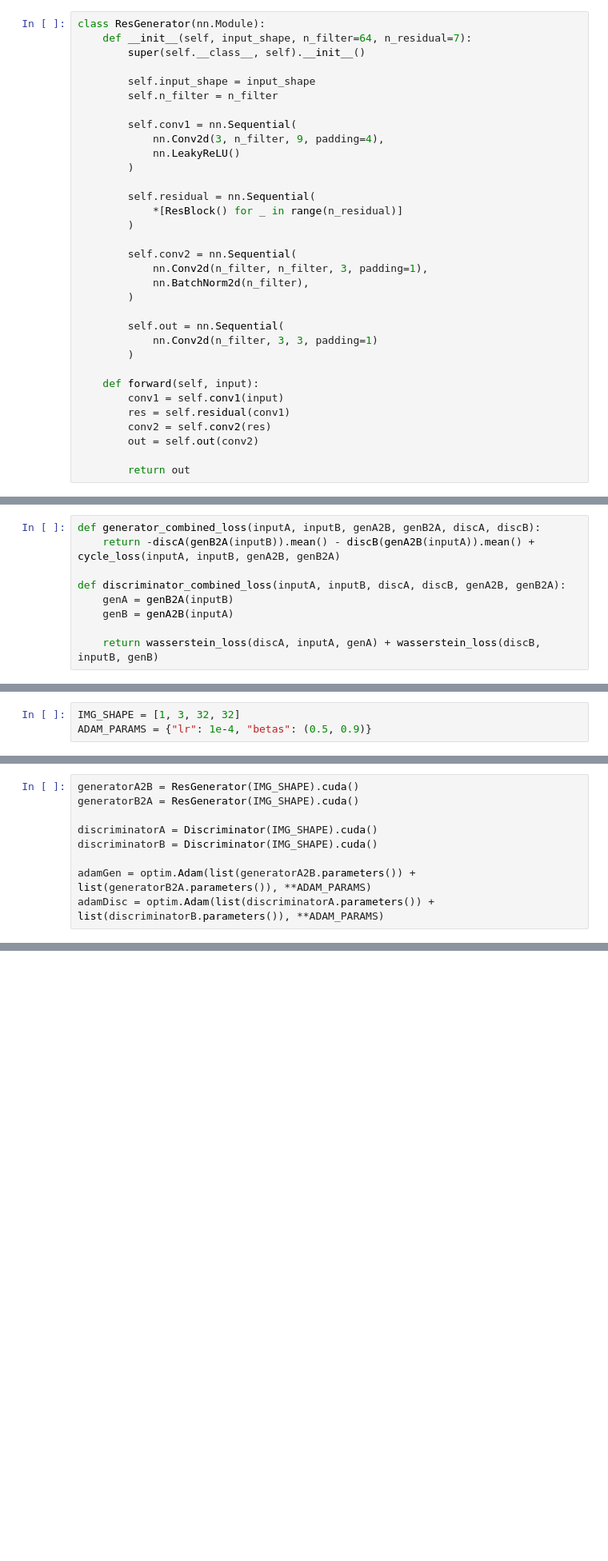
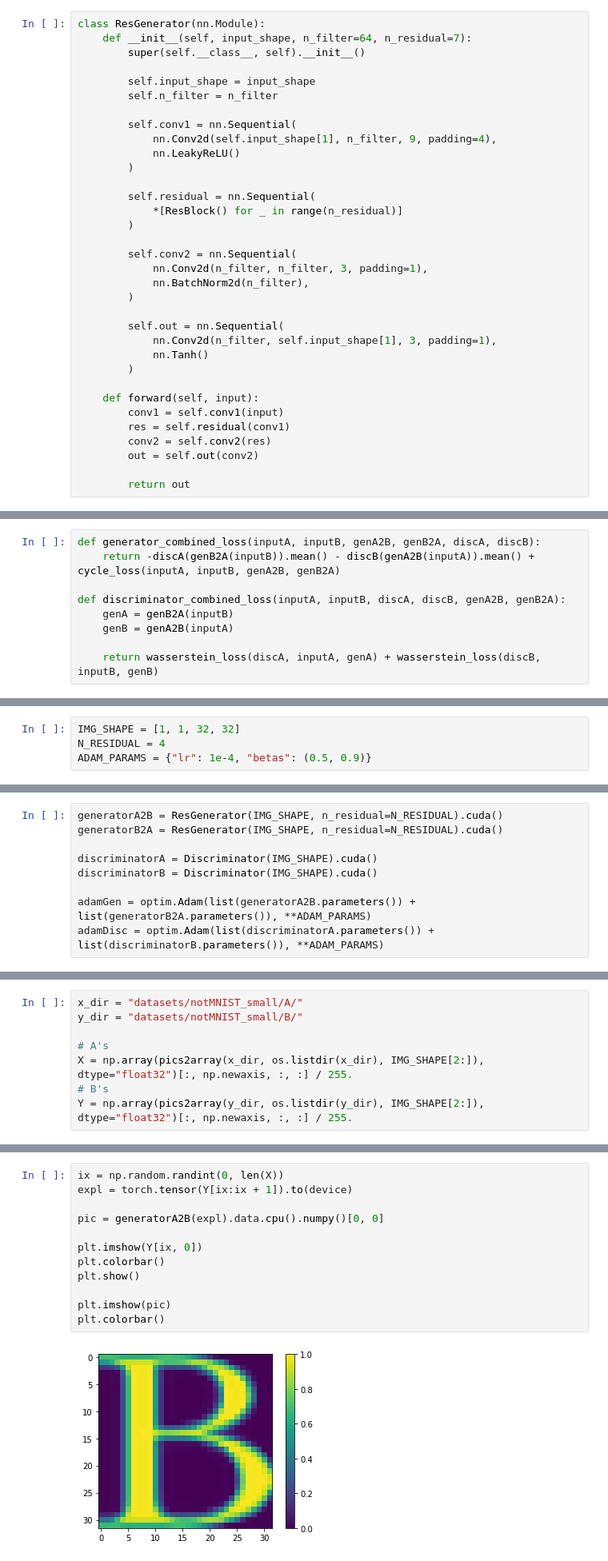
Before and after one commit to deniskamazur/pytorch-wgan-gp, a Jupyter notebook: wgan-gp.ipynb, the cells around one changed output, grey strips where cells are left out. Shown at 80% size. Drawn from its saved outputs; the diff is of its cells as text; blank space fills up the shorter version.

```diff
--- a/wgan-gp.ipynb
+++ b/wgan-gp.ipynb
@@ -34,7 +36,7 @@ class ResGenerator(nn.Module):
         self.n_filter = n_filter
 
         self.conv1 = nn.Sequential(
-            nn.Conv2d(3, n_filter, 9, padding=4),
+            nn.Conv2d(self.input_shape[1], n_filter, 9, padding=4),
             nn.LeakyReLU()
         )
 
@@ -48,7 +50,8 @@ class ResGenerator(nn.Module):
         )
 
         self.out = nn.Sequential(
-            nn.Conv2d(n_filter, 3, 3, padding=1)
+            nn.Conv2d(n_filter, self.input_shape[1], 3, padding=1),
+            nn.Tanh()
         )
 
     def forward(self, input):
@@ -144,3 +147,4 @@ def sample_batch(size=16):
 # %%
-IMG_SHAPE = [1, 3, 32, 32]
+IMG_SHAPE = [1, 1, 32, 32]
+N_RESIDUAL = 4
 ADAM_PARAMS = {"lr": 1e-4, "betas": (0.5, 0.9)}
@@ -147,6 +153,6 @@ ADAM_PARAMS = {"lr": 1e-4, "betas": (0.5, 0.9)}
 # %%
-generatorA2B = ResGenerator(IMG_SHAPE).cuda()
-generatorB2A = ResGenerator(IMG_SHAPE).cuda()
+generatorA2B = ResGenerator(IMG_SHAPE, n_residual=N_RESIDUAL).cuda()
+generatorB2A = ResGenerator(IMG_SHAPE, n_residual=N_RESIDUAL).cuda()
 
 discriminatorA = Discriminator(IMG_SHAPE).cuda()
 discriminatorB = Discriminator(IMG_SHAPE).cuda()
@@ -190,0 +170,8 @@ for _ in range(N_EPOCHS):
+# %%
+x_dir = "datasets/notMNIST_small/A/"
+y_dir = "datasets/notMNIST_small/B/"
+
+# A's
+X = np.array(pics2array(x_dir, os.listdir(x_dir), IMG_SHAPE[2:]), dtype="float32")[:, np.newaxis, :, :] / 255.
+# B's
+Y = np.array(pics2array(y_dir, os.listdir(y_dir), IMG_SHAPE[2:]), dtype="float32")[:, np.newaxis, :, :] / 255.
@@ -190,0 +244,14 @@ for _ in range(N_EPOCHS):
+# %%
+ix = np.random.randint(0, len(X))
+expl = torch.tensor(Y[ix:ix + 1]).to(device)
+
+pic = generatorA2B(expl).data.cpu().numpy()[0, 0]
+
+plt.imshow(Y[ix, 0])
+plt.colorbar()
+plt.show()
+
+plt.imshow(pic)
+plt.colorbar()
+# %% [output]
+[figure, added]
```
Also changed, not shown: parts of 18 cells of this notebook, 8 other files.
